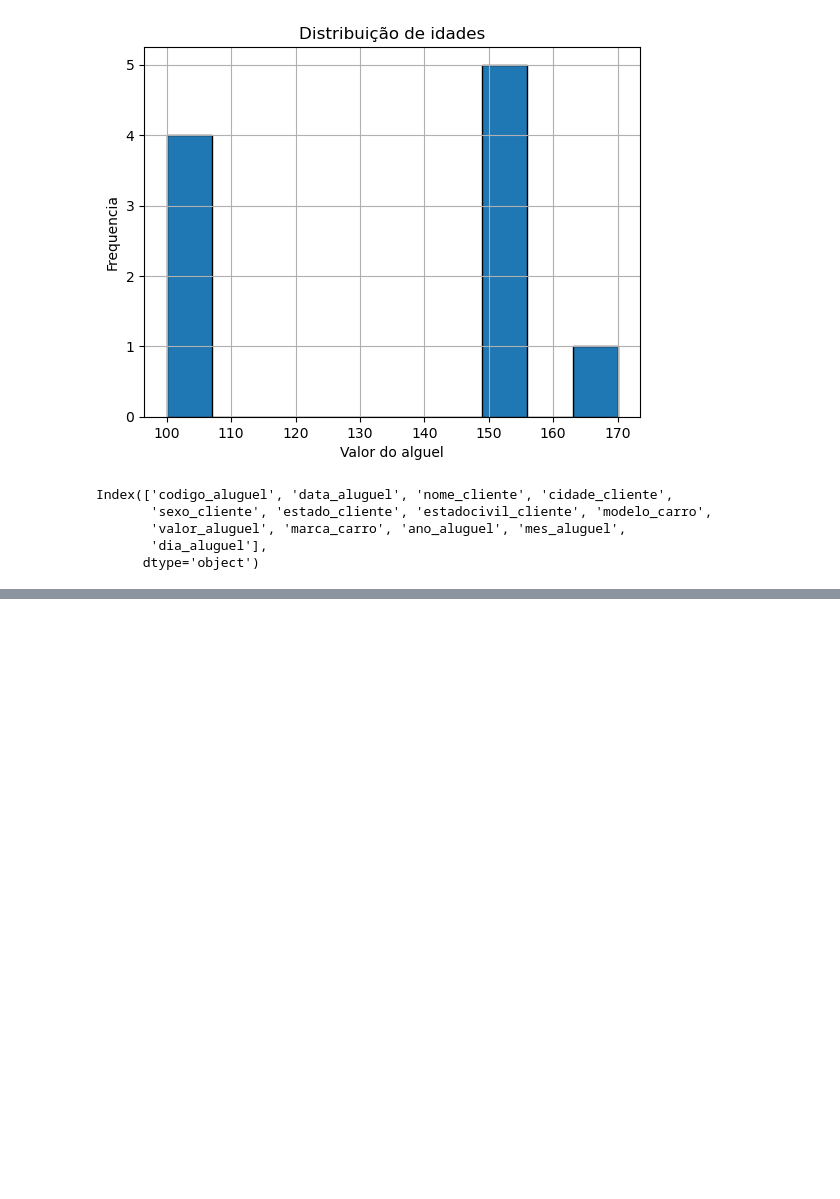
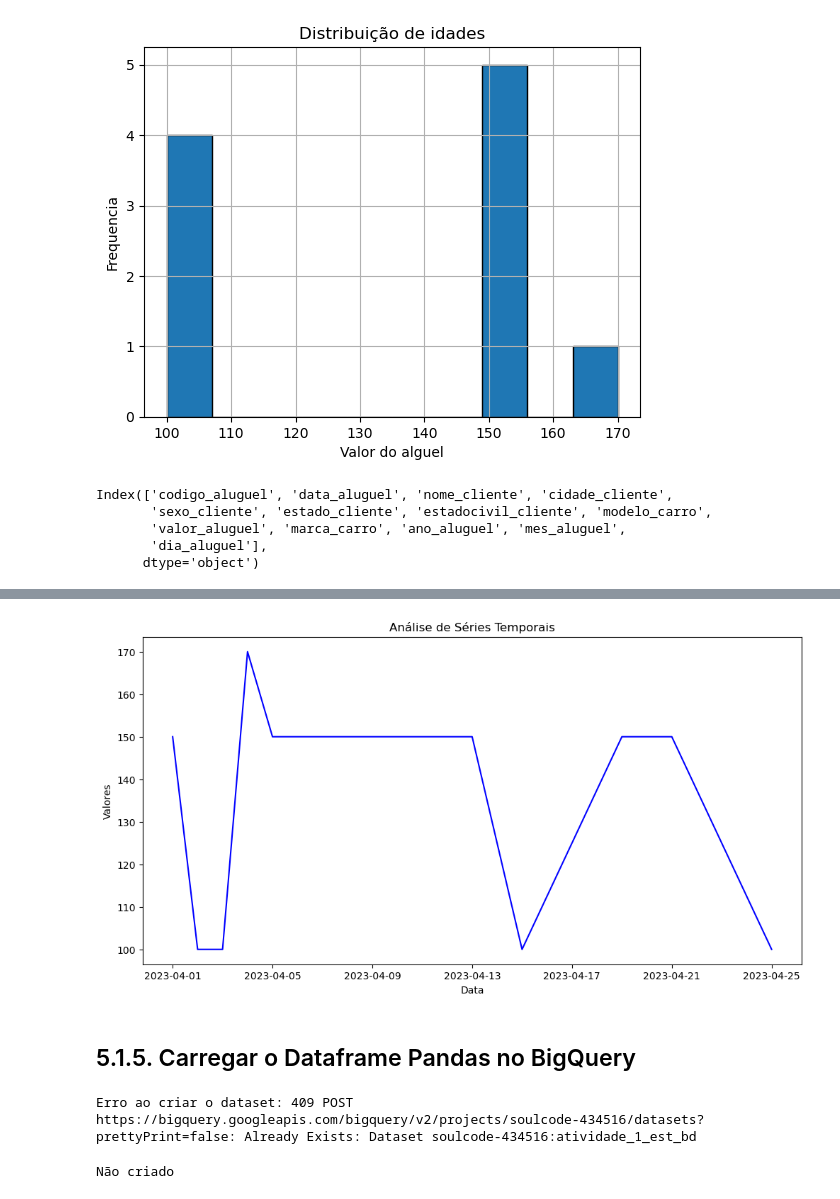
Before and after one commit to jonathasrc/soulcode, a Jupyter notebook: projetos/Atividade 01 - Banco de dados + Estatística.ipynb, the cells around one changed output, grey strips where cells are left out. Saved outputs shown, nothing was run; the diff lists cells and outputs as text; code cells hidden in the pictures; blank space fills up the shorter version.

Commit message:
Atividade01:Banco de dados + Estatística(db_logistica)

```diff
--- a/projetos/Atividade 01 - Banco de dados + Estatística.ipynb
+++ b/projetos/Atividade 01 - Banco de dados + Estatística.ipynb
@@ -301,0 +301,11 @@ df_resample
+# %%
+plt.figure(figsize=(12, 6))
+plt.plot(df_resample.index, df_resample['valor_aluguel'], color='blue')
+plt.title('Análise de Séries Temporais')
+plt.xlabel('Data')
+plt.ylabel('Valores')
+plt.show()
+# %% [output]
+[figure, added]
+# %% [markdown]
+## 5.1.5. Carregar o Dataframe Pandas no BigQuery
@@ -301,0 +344,24 @@ df_resample
+# %%
+# Criar o Dataset
+dataset = None
+try:
+    dataset = create_dataset_bigQuery(client, dataset_id)
+except Exception as e:
+    print(f"Erro ao criar o dataset: {e}")
+# %% [output]
+Erro ao criar o dataset: 409 POST https://bigquery.googleapis.com/bigquery/v2/projects/soulcode-434516/datasets?prettyPrint=false: Already Exists: Dataset soulcode-434516:atividade_1_est_bd
+# %%
+#TODO: Criar schema Bigquery porem já está formatado com o dataframe pandas
+# table_id = "soulcode-434516.atividade_1_est_bd.tb_locadora"
+table_locadora_id = f"{project_id}.{dataset_id}.tb_locadora"
+if dataset:
+    job_config = bigquery.LoadJobConfig(
+        write_disposition=bigquery.WriteDisposition.WRITE_TRUNCATE
+    )
+
+    job = client.load_table_from_dataframe(df,table_locadora_id, job_config=job_config)
+    job.result()
+else:
+    print('Não criado')
+# %% [output]
+Não criado
```
Also changed, not shown: parts of 34 cells of this notebook.
